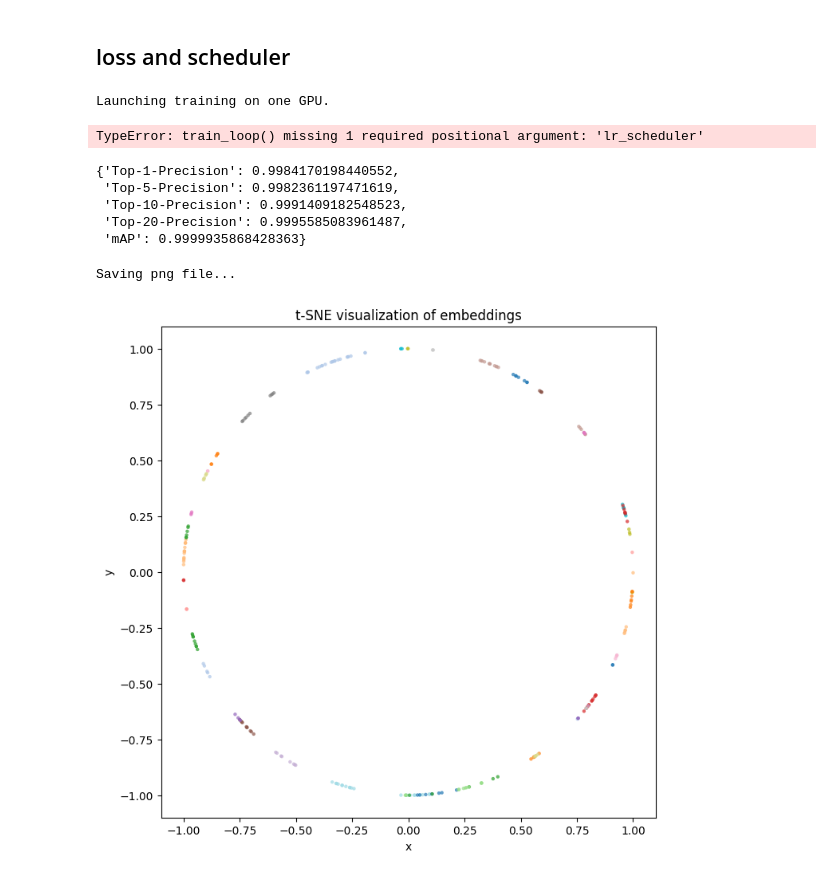
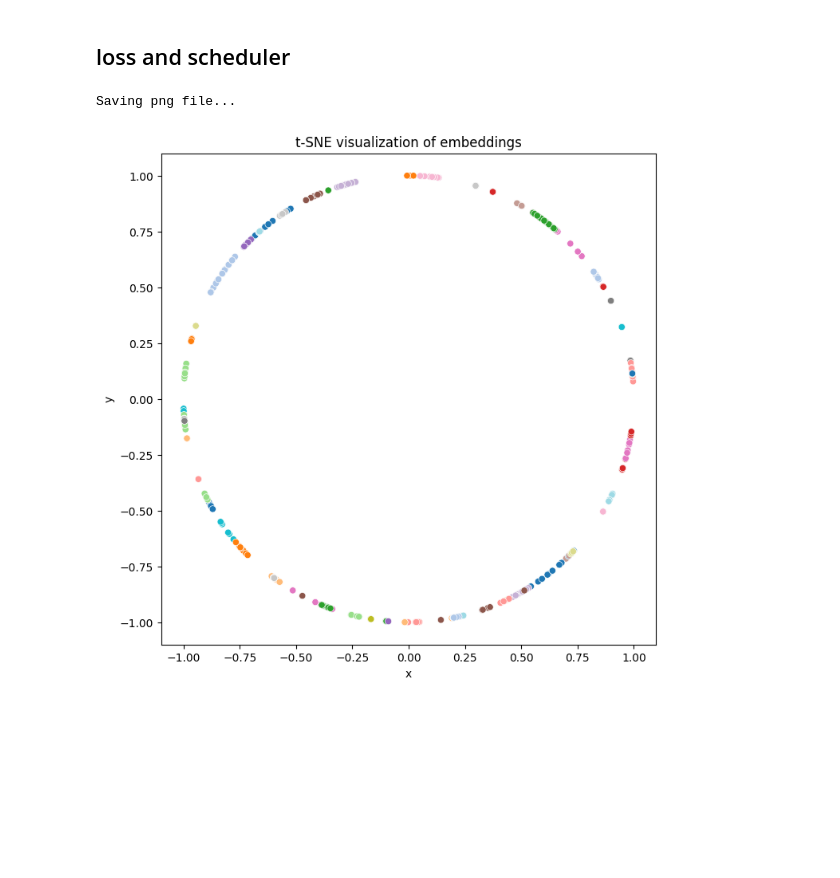
Before and after one commit to PhamDuy204/Face-Recognition, a Jupyter notebook: draft.ipynb, the cells around one changed output. Cells and saved outputs as stored; diff of their text form; code cells hidden in the pictures; blank space fills up the shorter version.

```diff
--- a/draft.ipynb
+++ b/draft.ipynb
@@ -23,7 +23,7 @@ image_transforms=transfroms.Compose([
 # %%
 num_class = 1020
 # %%
-train_set=TrainFaceRegDataset(data_src,train_image_transforms,'train',112)
+train_set=TrainFaceRegDataset(data_src,image_transforms,'train',112)
 gallery_set=TrainFaceRegDataset(data_src,image_transforms,'gallery',112)
 query_set=TrainFaceRegDataset(data_src,image_transforms,'query',112)
 # %%
@@ -35,7 +35,7 @@ query_loader=DataLoader(query_set,128,shuffle=False)
 # %%
 device= 'cuda' if torch.cuda.is_available() else 'cpu'
 
-backbone = FaceNet(embed_dim=768).to(device)
+backbone = FaceNet(embed_dim=768)
 backbone.load_state_dict(torch.load('./ckpts/2/model_e_119.pt'))
-backbone.train()
+# backbone.train()
 # %% [output]
@@ -127,14 +111,11 @@ def train_loop(epochs, model,module_partial_fc, optimizer, train_dataloader,gall
             torch.save(unwarp_model.state_dict(), os.path.join(ckpt_path,'model_e_{epoch}.pt'))
             print('==>Save<==')
 # %%
-from accelerate import notebook_launcher
+# from accelerate import notebook_launcher
 
-args = (epochs, backbone,module_partial_fc, optimizer, train_loader,gallery_loader,query_loader, lr_scheduler,'cuda','./ckpts')
+# args = (epochs, backbone,module_partial_fc, optimizer, train_loader,gallery_loader,query_loader, lr_scheduler,'cuda','./ckpts')
 
-notebook_launcher(train_loop, args, num_processes=1)
+# notebook_launcher(train_loop, args, num_processes=1)
-# %% [output]
-Launching training on one GPU.
-TypeError: train_loop() missing 1 required positional argument: 'lr_scheduler'
 # %%
 import numpy as np
 import pandas as pd
@@ -161,12 +142,12 @@ def visualize_tsne(model,train_loader, perplexity=5,device='cuda',save_path='./v
             embedding= model(image)
             embeddings.extend(F.normalize(embedding.detach().cpu(),dim=-1).numpy().tolist())
             labels.extend(label.detach().cpu().numpy().tolist())
-            if len(embeddings)>200:
+            if len(embeddings)>300:
                 break
     X = np.array(embeddings)
     y = np.array(labels)
     # t-SNE
-    tsne = TSNE(n_components=2, perplexity=perplexity, learning_rate='auto')
+    tsne = TSNE(n_components=2, perplexity=perplexity, learning_rate=200)
     X_tsne = tsne.fit_transform(X)
 
     # Normalize to unit circle
@@ -187,25 +168,15 @@ def visualize_tsne(model,train_loader, perplexity=5,device='cuda',save_path='./v
         x="x", y="y",
         hue="label",
         palette="tab20",
-        s=10, alpha=0.7,
-        linewidth=0,
         legend=False
     )
     plt.title("t-SNE visualization of embeddings")
     # plt.savefig(os.path.join(new_save_path,f"tsne_plot_{e}.png"), dpi=300, bbox_inches="tight")
     plt.show()
-# %%
-eval_model(backbone,gallery_loader,query_loader)
-# %% [output]
-{'Top-1-Precision': 0.9984170198440552,
- 'Top-5-Precision': 0.9982361197471619,
- 'Top-10-Precision': 0.9991409182548523,
- 'Top-20-Precision': 0.9995585083961487,
- 'mAP': 0.9999935868428363}
 # %%
 from eval import eval_model
 # %%
-visualize_tsne(backbone,gallery_loader,25)
+visualize_tsne(backbone,gallery_loader,30)
 # %% [output]
 Saving png file...
-[figure, old version]
+[figure, new version]
```
Also changed, not shown: parts of 12 cells of this notebook, 11 other files.
